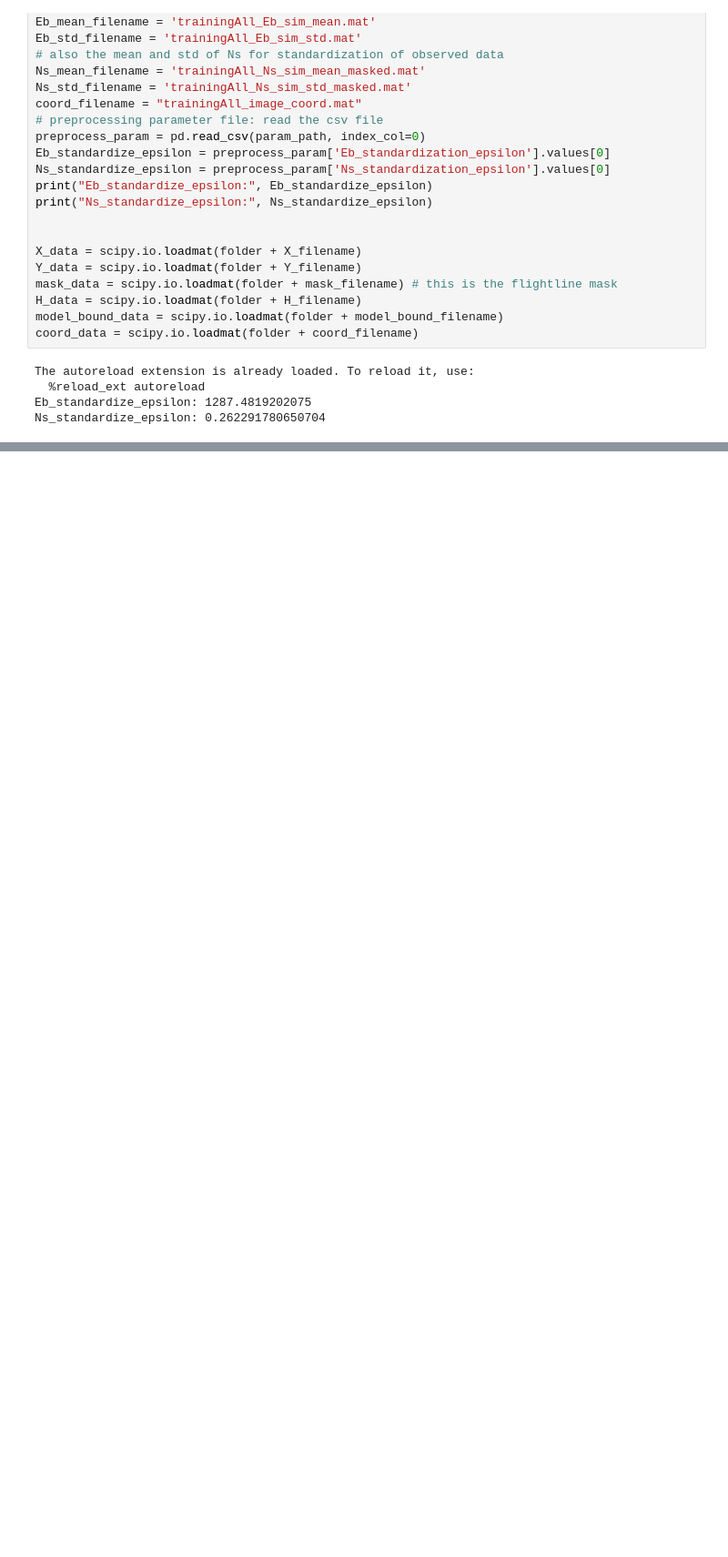
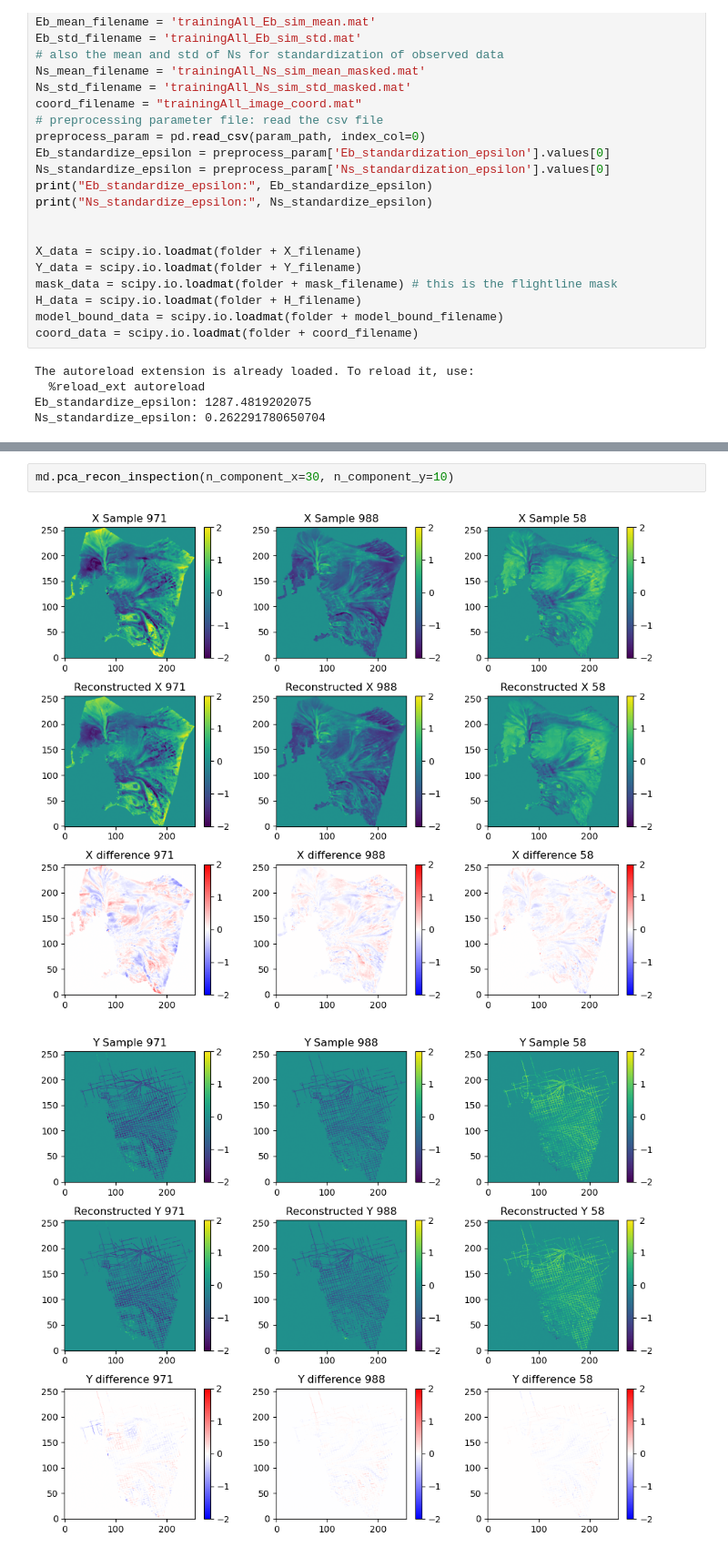
Before and after one commit to alastairyang/GMR-inference, a Jupyter notebook: notebooks/main.ipynb, the cells around one changed output, grey strips where cells are left out. Shown at 91% size. Cells and saved outputs as stored; diff of their text form; blank space fills up the shorter version.

```diff
--- a/notebooks/main.ipynb
+++ b/notebooks/main.ipynb
@@ -88,0 +93,5 @@ Shape of mask: (256, 256)
+# %%
+md.pca_recon_inspection(n_component_x=30, n_component_y=10)
+# %% [output]
+[figure, added]
+[figure, added]
```
Also changed, not shown: parts of 3 cells of this notebook, 2 other files.
